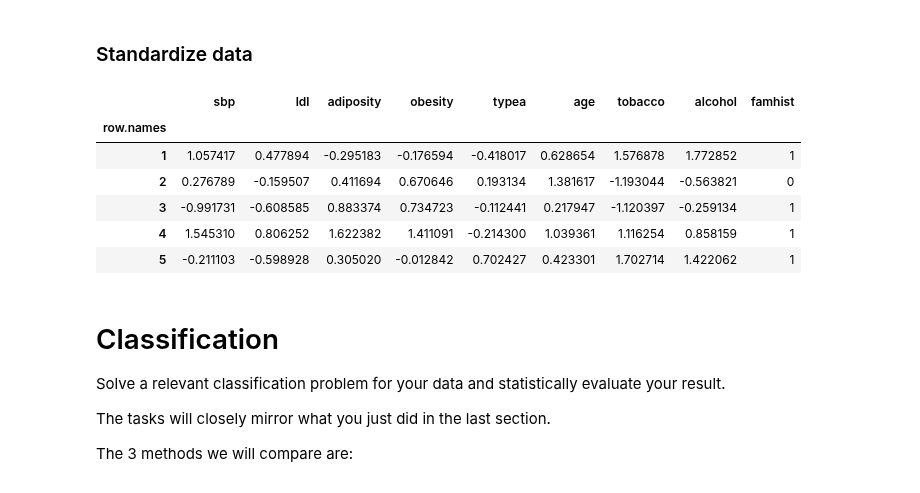
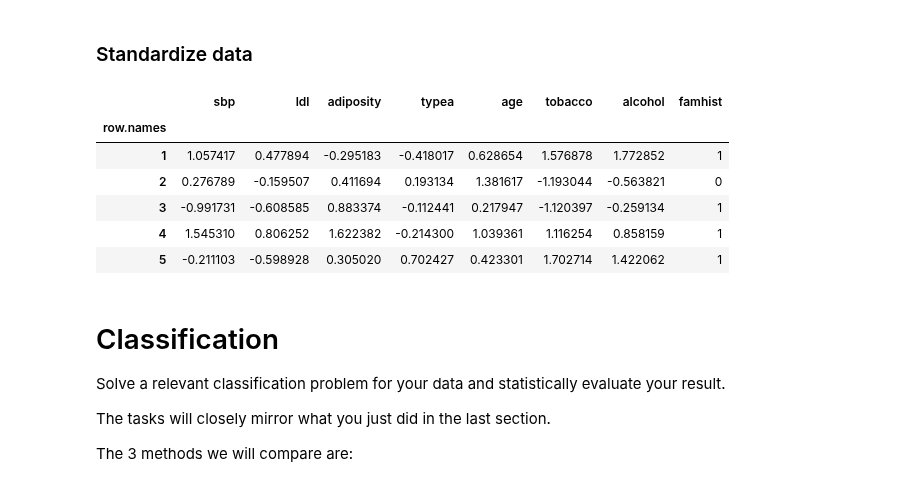
Before and after one commit to rifolio/dtu-projects-2025-autumn, a Jupyter notebook: machine-learning/project-2-parallel/classification.ipynb, the cells around one changed output. Drawn from its saved outputs; the diff is of its cells as text; code cells hidden in the pictures.

```diff
--- a/machine-learning/project-2-parallel/classification.ipynb
+++ b/machine-learning/project-2-parallel/classification.ipynb
@@ -32,29 +32,31 @@ df_heart = df_heart[columns_ordered]
 # %%
 import numpy as np
 
 # standarize all columns except famhist
 df_heart["famhist"] = df_heart["famhist"].map({"Present": 1, "Absent": 0})
 
 columns_to_log_transform = ["tobacco", "alcohol"]
 for column in columns_to_log_transform:
     df_heart[column] = np.log1p(df_heart[column])
 
 # Extract Y before standardization
 Y = df_heart["chd"]
 
-df_heart_standarized = (df_heart - df_heart.mean()) / df_heart.std()
-df_heart_standarized["famhist"] = df_heart["famhist"]
+df_heart_standardized = (df_heart - df_heart.mean()) / df_heart.std()
+df_heart_standardized["famhist"] = df_heart["famhist"]
 
-X = df_heart_standarized.drop(columns=["chd"])
+# X = df_heart_standardized.drop(columns=["chd"])
+# Drop obesity to see effect on coefficients due to correlation with adiposity
+X = df_heart_standardized.drop(columns=["chd", "obesity"])
 X.head()
 # %% [output]
-|  | sbp | ldl | adiposity | obesity | typea | age | tobacco | alcohol | famhist |
-| row.names |  |  |  |  |  |  |  |  |  |
-| 1 | 1.057417 | 0.477894 | -0.295183 | -0.176594 | -0.418017 | 0.628654 | 1.576878 | 1.772852 | 1 |
-| 2 | 0.276789 | -0.159507 | 0.411694 | 0.670646 | 0.193134 | 1.381617 | -1.193044 | -0.563821 | 0 |
-| 3 | -0.991731 | -0.608585 | 0.883374 | 0.734723 | -0.112441 | 0.217947 | -1.120397 | -0.259134 | 1 |
-| 4 | 1.545310 | 0.806252 | 1.622382 | 1.411091 | -0.214300 | 1.039361 | 1.116254 | 0.858159 | 1 |
-| 5 | -0.211103 | -0.598928 | 0.305020 | -0.012842 | 0.702427 | 0.423301 | 1.702714 | 1.422062 | 1 |
+|  | sbp | ldl | adiposity | typea | age | tobacco | alcohol | famhist |
+| row.names |  |  |  |  |  |  |  |  |
+| 1 | 1.057417 | 0.477894 | -0.295183 | -0.418017 | 0.628654 | 1.576878 | 1.772852 | 1 |
+| 2 | 0.276789 | -0.159507 | 0.411694 | 0.193134 | 1.381617 | -1.193044 | -0.563821 | 0 |
+| 3 | -0.991731 | -0.608585 | 0.883374 | -0.112441 | 0.217947 | -1.120397 | -0.259134 | 1 |
+| 4 | 1.545310 | 0.806252 | 1.622382 | -0.214300 | 1.039361 | 1.116254 | 0.858159 | 1 |
+| 5 | -0.211103 | -0.598928 | 0.305020 | 0.702427 | 0.423301 | 1.702714 | 1.422062 | 1 |
 # %%
 from sklearn.model_selection import train_test_split
 
```
Also changed, not shown: parts of 29 cells of this notebook.
